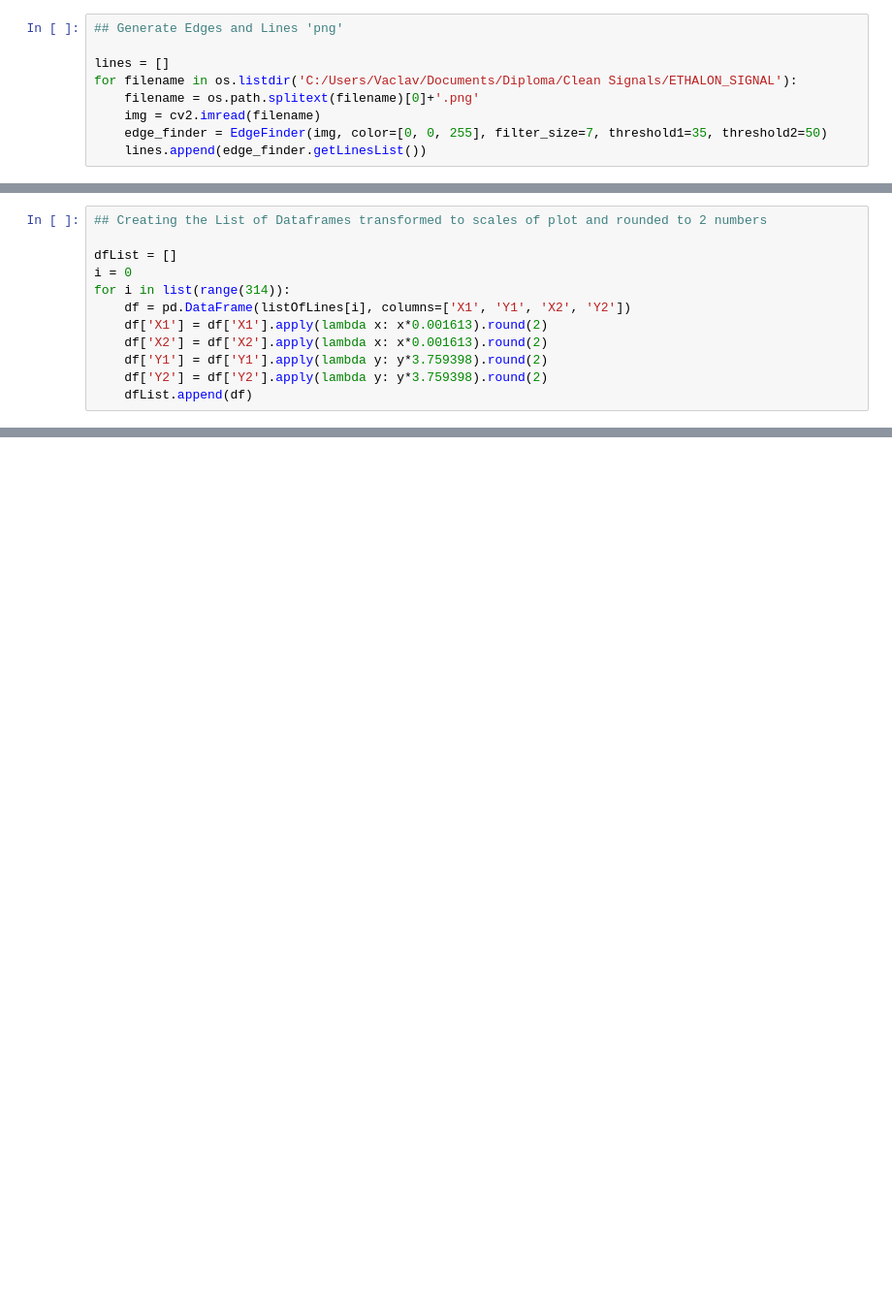
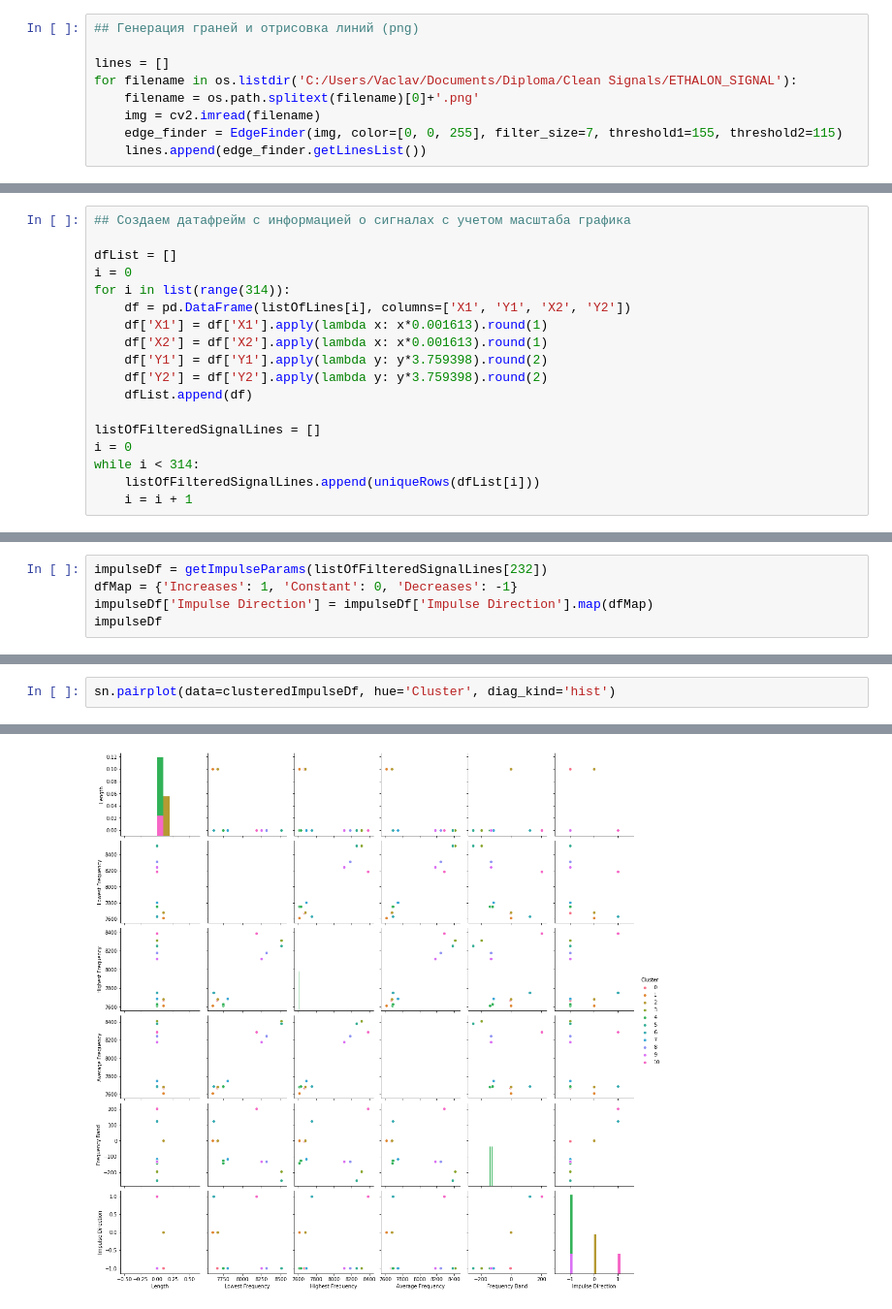
Before and after one commit to Waclaw-Nietzsche/Diploma, a Jupyter notebook: Classifier/ImageBase/LineFinderParams.ipynb, the cells around one changed output, grey strips where cells are left out. Shown at 97% size. Drawn from its saved outputs; the diff is of its cells as text; blank space fills up the shorter version.

```diff
--- a/Classifier/ImageBase/LineFinderParams.ipynb
+++ b/Classifier/ImageBase/LineFinderParams.ipynb
@@ -185,11 +188,11 @@ class EdgeFinder:
 # %%
-## Generate Edges and Lines 'png'
+## Генерация граней и отрисовка линий (png)
 
 lines = []
 for filename in os.listdir('C:/Users/Vaclav/Documents/Diploma/Clean Signals/ETHALON_SIGNAL'):
     filename = os.path.splitext(filename)[0]+'.png'
     img = cv2.imread(filename)
-    edge_finder = EdgeFinder(img, color=[0, 0, 255], filter_size=7, threshold1=35, threshold2=50)
+    edge_finder = EdgeFinder(img, color=[0, 0, 255], filter_size=7, threshold1=155, threshold2=115)
     lines.append(edge_finder.getLinesList())
 # %%
 ## Info about Hough Transform
@@ -228,14 +231,20 @@ for i in list(range(0, 314, 1)):
     for j in list(range(0, len(llines[i]), 1)):
         listOfLines[i][j] = llines[i][j][0]
 # %%
-## Creating the List of Dataframes transformed to scales of plot and rounded to 2 numbers
+## Создаем датафрейм с информацией о сигналах с учетом масштаба графика
 
 dfList = []
 i = 0
 for i in list(range(314)):
     df = pd.DataFrame(listOfLines[i], columns=['X1', 'Y1', 'X2', 'Y2'])
-    df['X1'] = df['X1'].apply(lambda x: x*0.001613).round(2)
-    df['X2'] = df['X2'].apply(lambda x: x*0.001613).round(2)
+    df['X1'] = df['X1'].apply(lambda x: x*0.001613).round(1)
+    df['X2'] = df['X2'].apply(lambda x: x*0.001613).round(1)
     df['Y1'] = df['Y1'].apply(lambda y: y*3.759398).round(2)
     df['Y2'] = df['Y2'].apply(lambda y: y*3.759398).round(2)
     dfList.append(df)
+
+listOfFilteredSignalLines = []
+i = 0
+while i < 314:
+    listOfFilteredSignalLines.append(uniqueRows(dfList[i]))
+    i = i + 1
@@ -248,0 +482,5 @@ dfList[0]
+# %%
+impulseDf = getImpulseParams(listOfFilteredSignalLines[232])
+dfMap = {'Increases': 1, 'Constant': 0, 'Decreases': -1}
+impulseDf['Impulse Direction'] = impulseDf['Impulse Direction'].map(dfMap)
+impulseDf
@@ -248,0 +576,3 @@ dfList[0]
+# %%
+sn.pairplot(data=clusteredImpulseDf, hue='Cluster', diag_kind='hist')
+# %% [output]
@@ -248,0 +580 @@ dfList[0]
+[figure, added]
```
Also changed, not shown: parts of 23 cells of this notebook, 4 other files.
